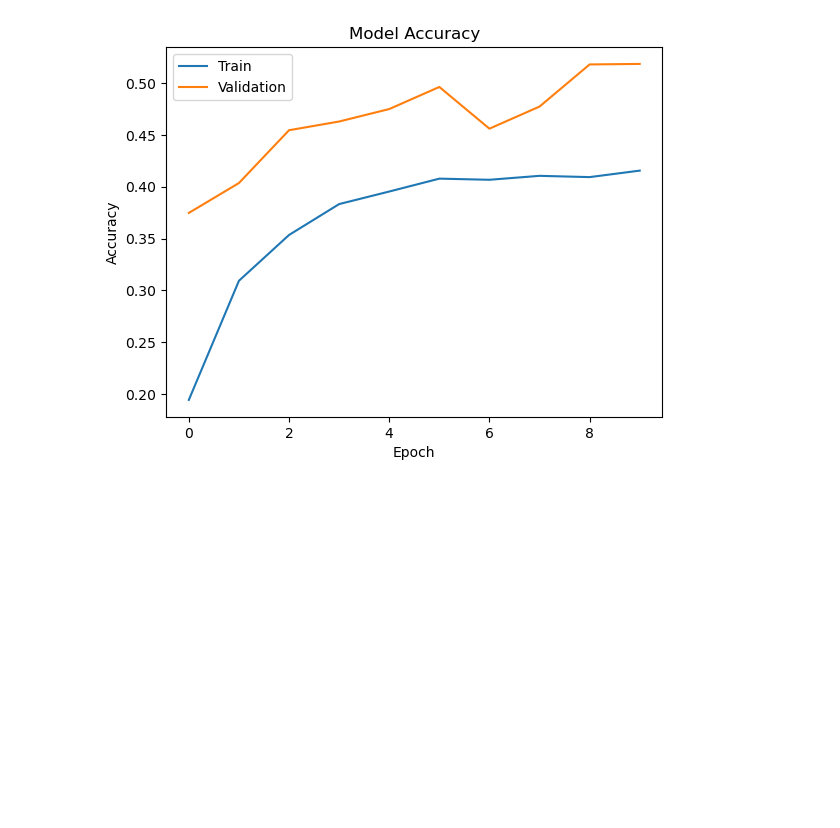
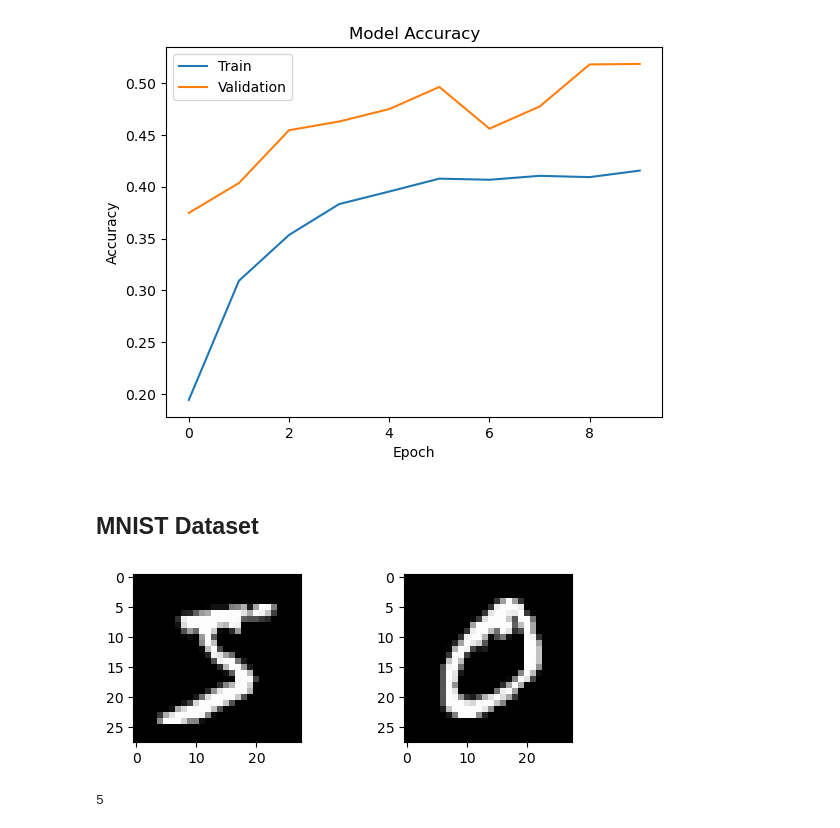
Before and after one commit to Guillaume-melis/Deep_Learning_S1, a Jupyter notebook: Class 4/homework.ipynb, the cells around one changed output. Drawn from its saved outputs; the diff is of its cells as text; code cells hidden in the pictures; blank space fills up the shorter version.

Commit message:
CNN on mnist

```diff
--- a/Class 4/homework.ipynb
+++ b/Class 4/homework.ipynb
@@ -261,3 +261,21 @@ plt.legend(['Train', 'Validation'], loc='upper left')
 plt.show()
 # %% [output]
 [figure]
+# %% [markdown]
+## MNIST Dataset
+# %%
+from keras.datasets import mnist
+
+(X_train, y_train), (X_test, y_test) = mnist.load_data()
+# %%
+plt.subplot(221)
+plt.imshow(X_train[0], cmap=plt.get_cmap("gray"))
+plt.subplot(222)
+plt.imshow(X_train[1], cmap=plt.get_cmap("gray"))
+plt.show()
+# %% [output]
+[figure, added]
+# %%
+y_train[0]
+# %% [output]
+5
```
Also changed, not shown: parts of 9 cells of this notebook.
